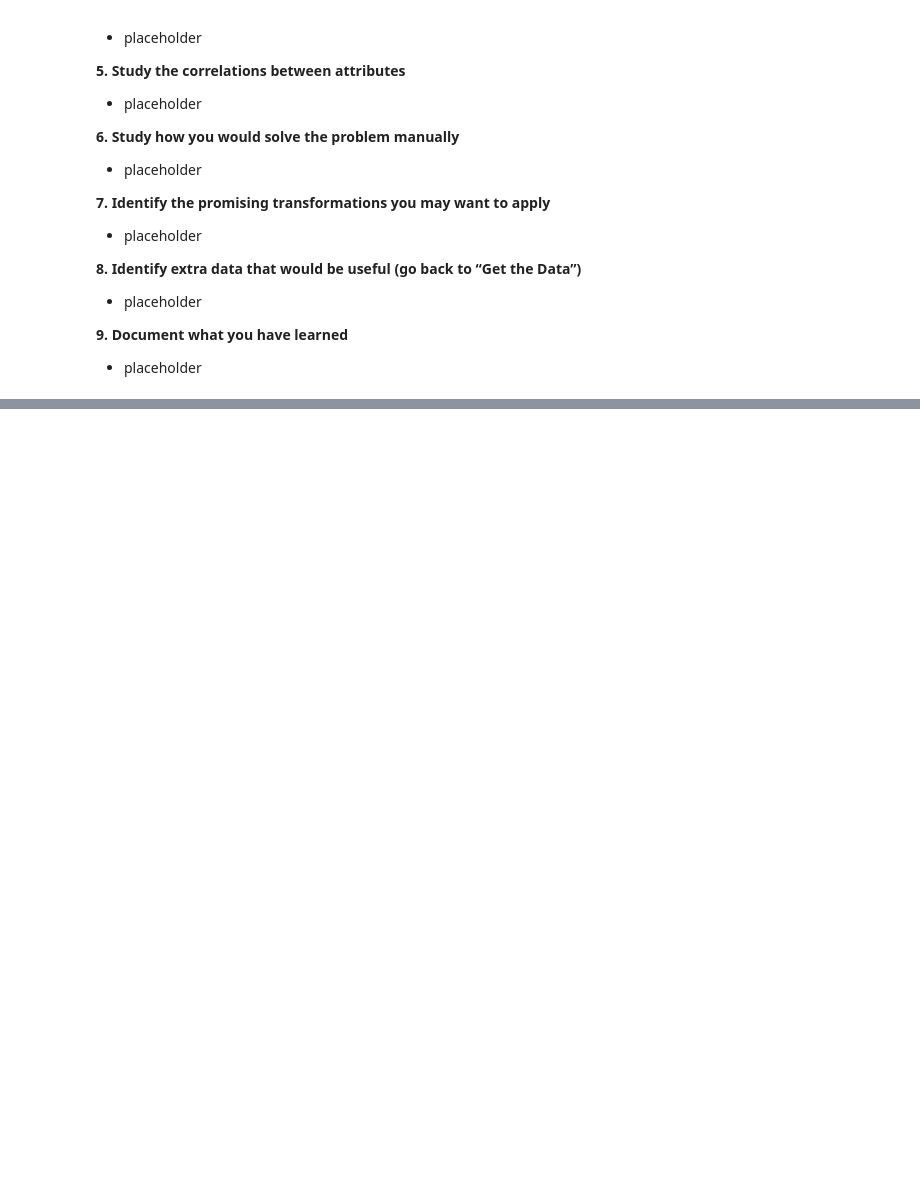
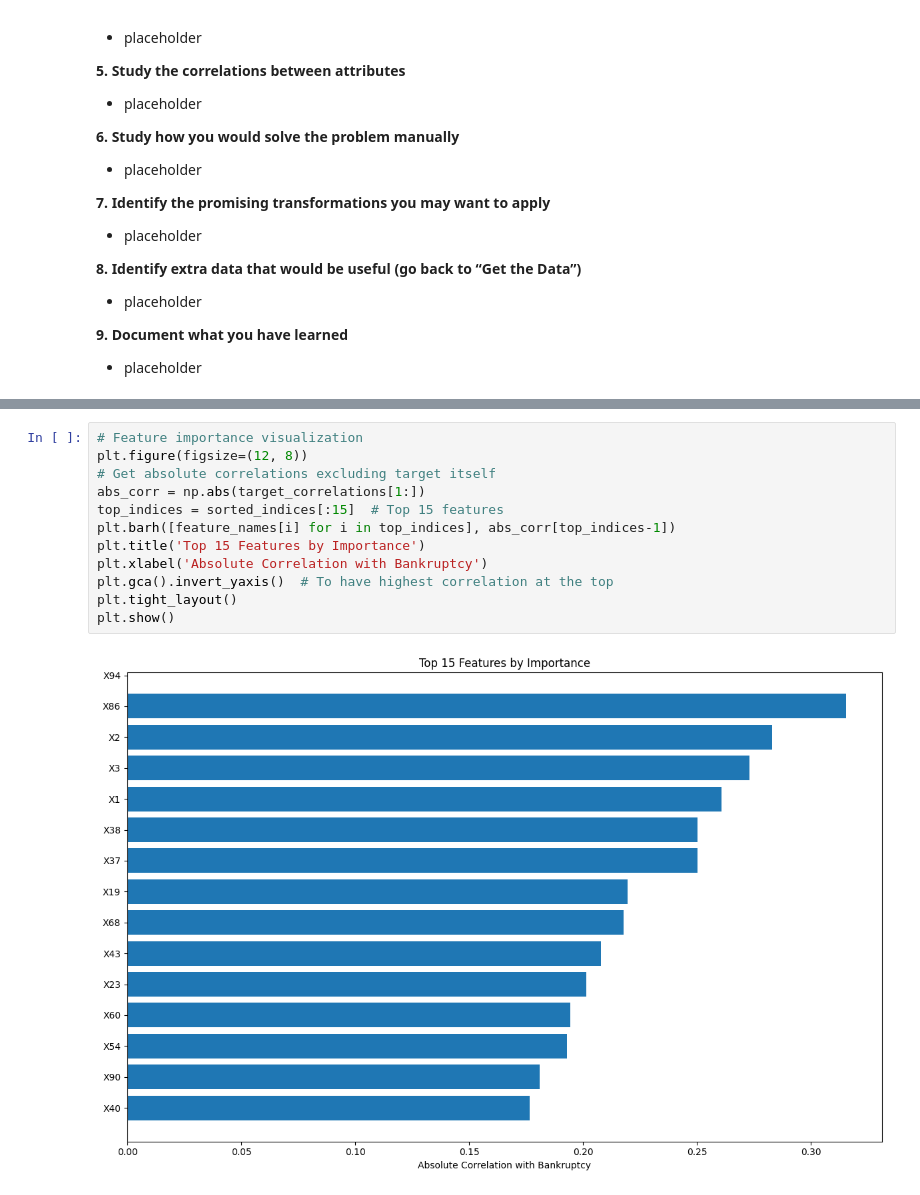
Before and after one commit to TeranG710/GORTFinal, a Jupyter notebook: bankrupt.ipynb, the cells around one changed output, grey strips where cells are left out. Drawn from its saved outputs; the diff is of its cells as text; blank space fills up the shorter version.

```diff
--- a/bankrupt.ipynb
+++ b/bankrupt.ipynb
@@ -115,0 +203,14 @@ train_set, test_set = split_data(data)
+# %%
+# Feature importance visualization
+plt.figure(figsize=(12, 8))
+# Get absolute correlations excluding target itself
+abs_corr = np.abs(target_correlations[1:])
+top_indices = sorted_indices[:15]  # Top 15 features
+plt.barh([feature_names[i] for i in top_indices], abs_corr[top_indices-1])
+plt.title('Top 15 Features by Importance')
+plt.xlabel('Absolute Correlation with Bankruptcy')
+plt.gca().invert_yaxis()  # To have highest correlation at the top
+plt.tight_layout()
+plt.show()
+# %% [output]
+[figure, added]
```
Also changed, not shown: parts of 8 cells of this notebook.
